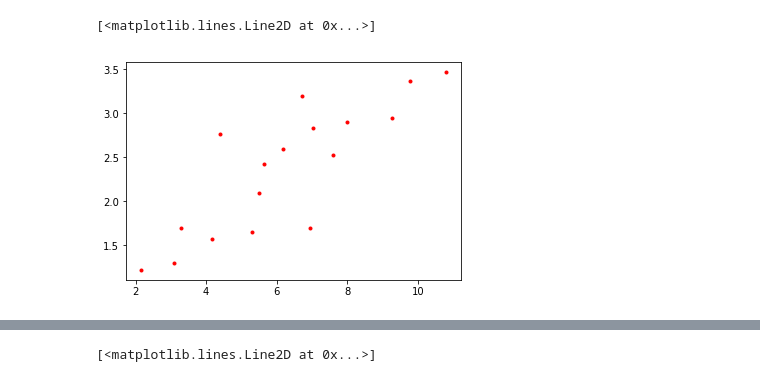
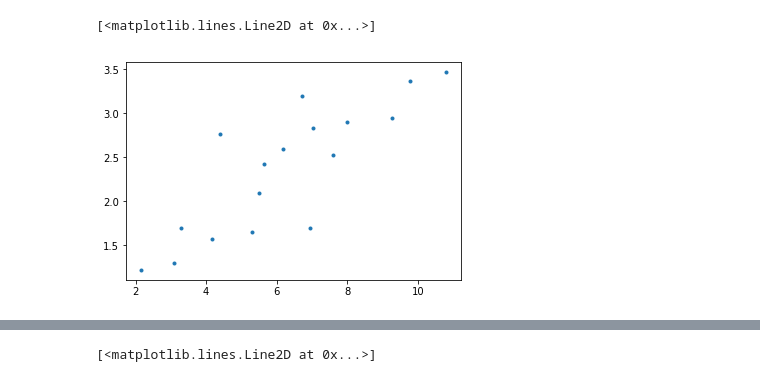
Before and after one commit to heeminpie/class2019Spring, a Jupyter notebook: regression blank practice.ipynb, the cells around one changed output, grey strips where cells are left out. Cells and saved outputs as stored; diff of their text form; code cells hidden in the pictures.

```diff
--- a/regression blank practice.ipynb
+++ b/regression blank practice.ipynb
@@ -6,14 +6,14 @@ import matplotlib.pyplot as plt #visualizing, plotting과 관련된 module
 from tensorflow.keras.models import Sequential #machine learning에서 중요
 from tensorflow.keras.layers import Dense
 # %%
-data = pd.read_csv('regression.csv')
+data = pd.read_csv('regression.csv', delimiter = ",")
 X= data['X']
 Y = data['Y']
 #항상 plottable한 것은 아님, x2개 y2개 이러면 플랏 못 함
-plt.plot(X,Y,'r.')
+plt.plot(X,Y,'.')
 #2차원이어서 이렇게 생김, 여기서 a,b구한다는건(parameter) 무한대로 나가는 선을 구하는 것(선=1차원)
 # %% [output]
 [<matplotlib.lines.Line2D at 0x...>]
-[figure, old version]
+[figure, new version]
 # %%
 #그럼 y=ax1+bx2+c, 입력 2개와 출력 1개면 3차원의 data,이 data를 가장 잘 설명해주는 model은 무한대로 나가는 면(2차원)
```
Also changed, not shown: parts of 5 cells of this notebook.
